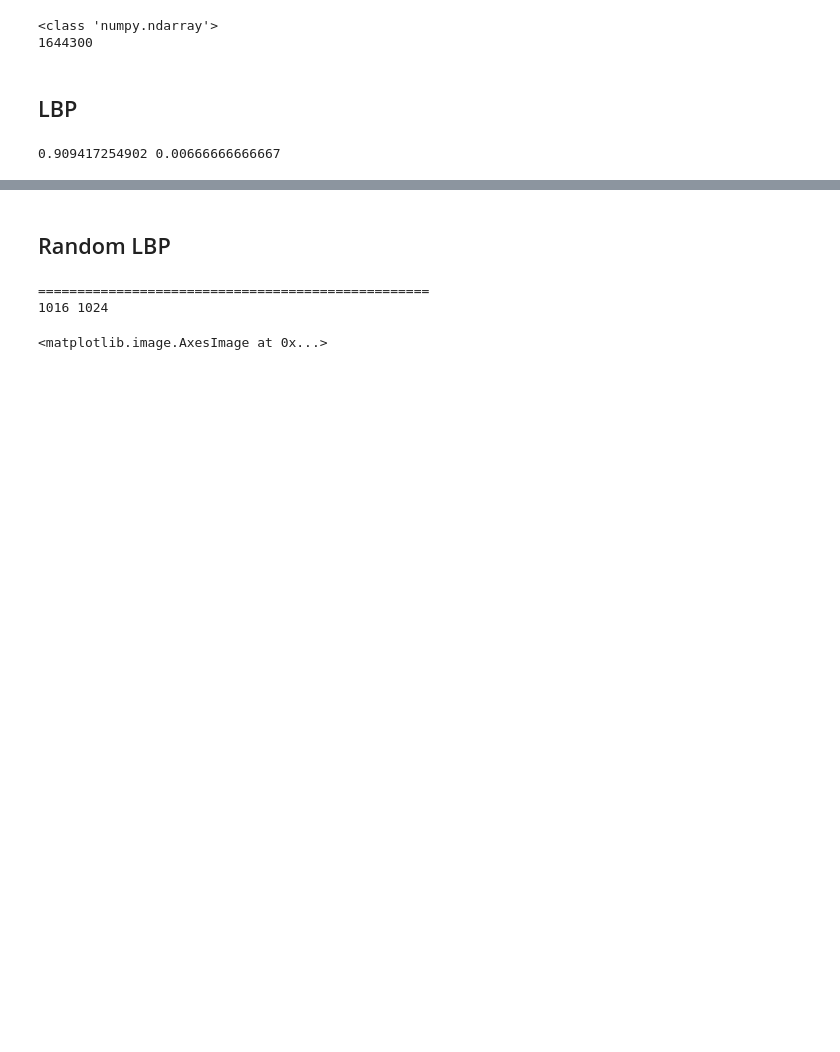
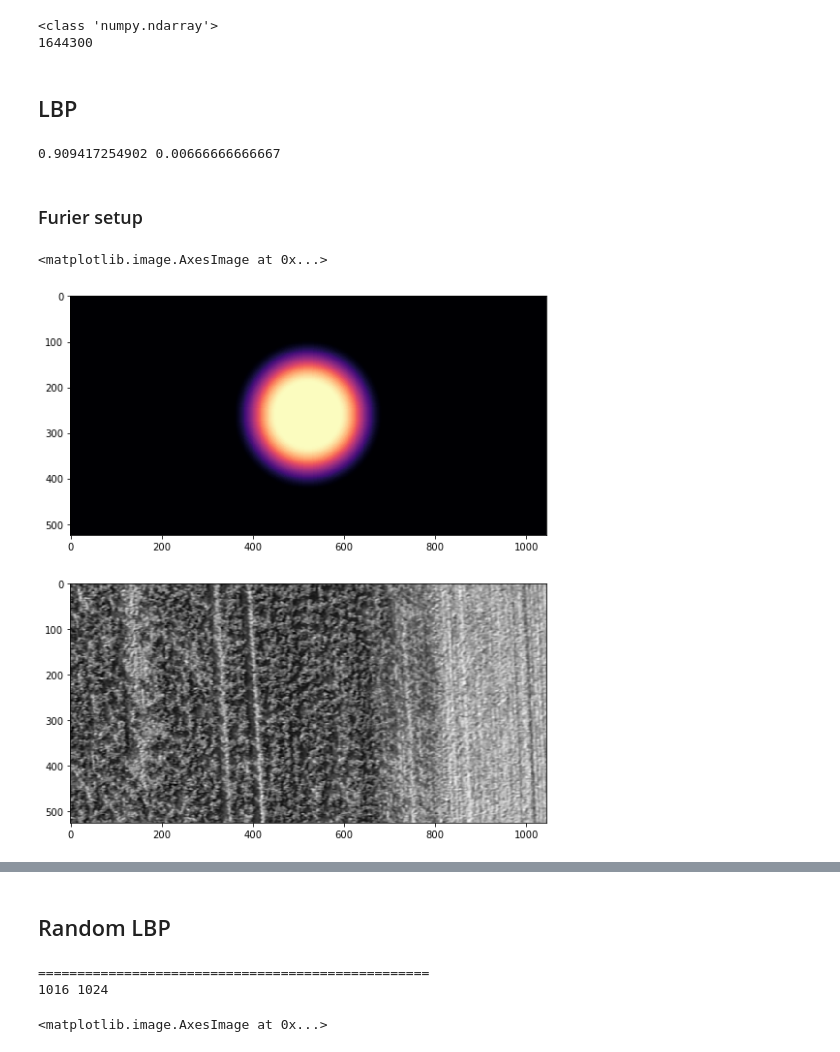
Before and after one commit to H-Reinarz/TextureSeg-Notebooks, a Jupyter notebook: test_lbp_correlation.ipynb, the cells around one changed output, grey strips where cells are left out. Drawn from its saved outputs; the diff is of its cells as text; code cells hidden in the pictures; blank space fills up the shorter version.

```diff
--- a/test_lbp_correlation.ipynb
+++ b/test_lbp_correlation.ipynb
@@ -35,3 +37,5 @@ im_gray = rgb2gray(image)
 print(im_gray.max(), im_gray.min())
 # %% [output]
 0.909417254902 0.00666666666667
+# %% [markdown]
+### Furier setup
@@ -37,0 +44,9 @@ print(im_gray.max(), im_gray.min())
+# %%
+f, ax = plt.subplots(nrows=2, figsize=(10, 10))
+
+#ax.imshow(image)
+ax[0].imshow(tex_info.low_pass, cmap="magma", alpha=1 )
+ax[1].imshow(tex_info.result(), cmap="gray", alpha=1 )
+# %% [output]
+<matplotlib.image.AxesImage at 0x...>
+[figure, added]
```
Also changed, not shown: parts of 26 cells of this notebook.
